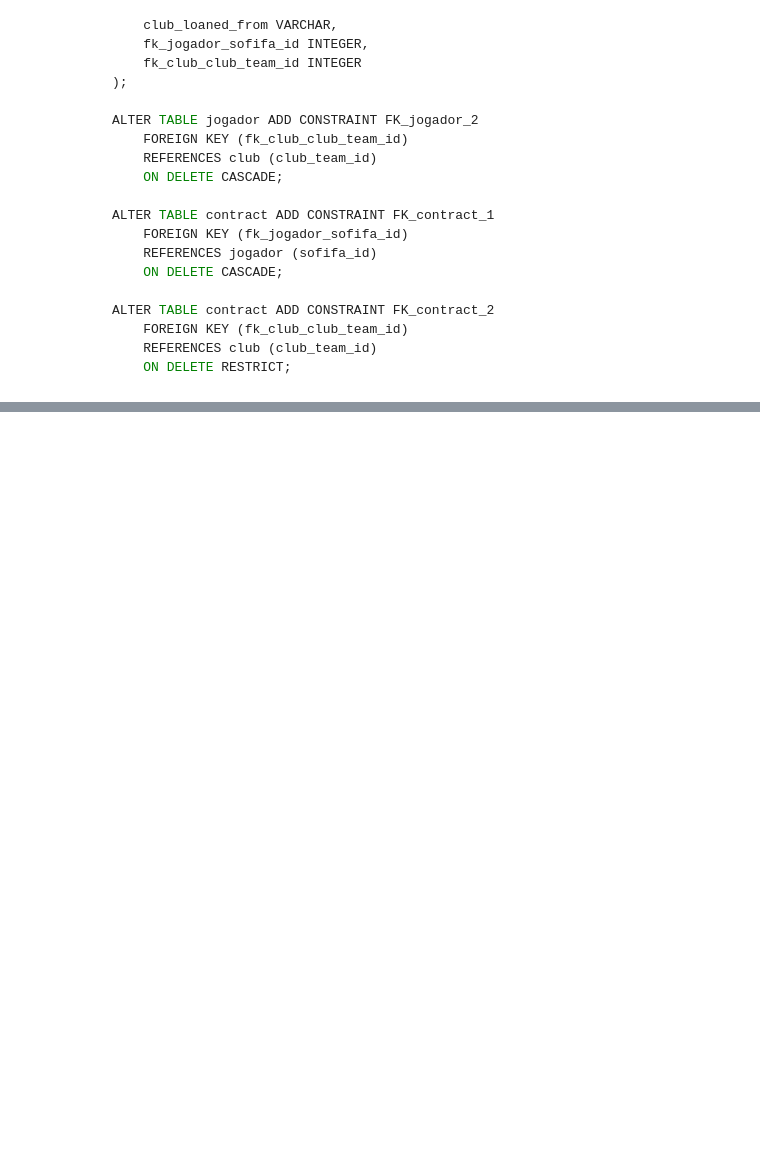
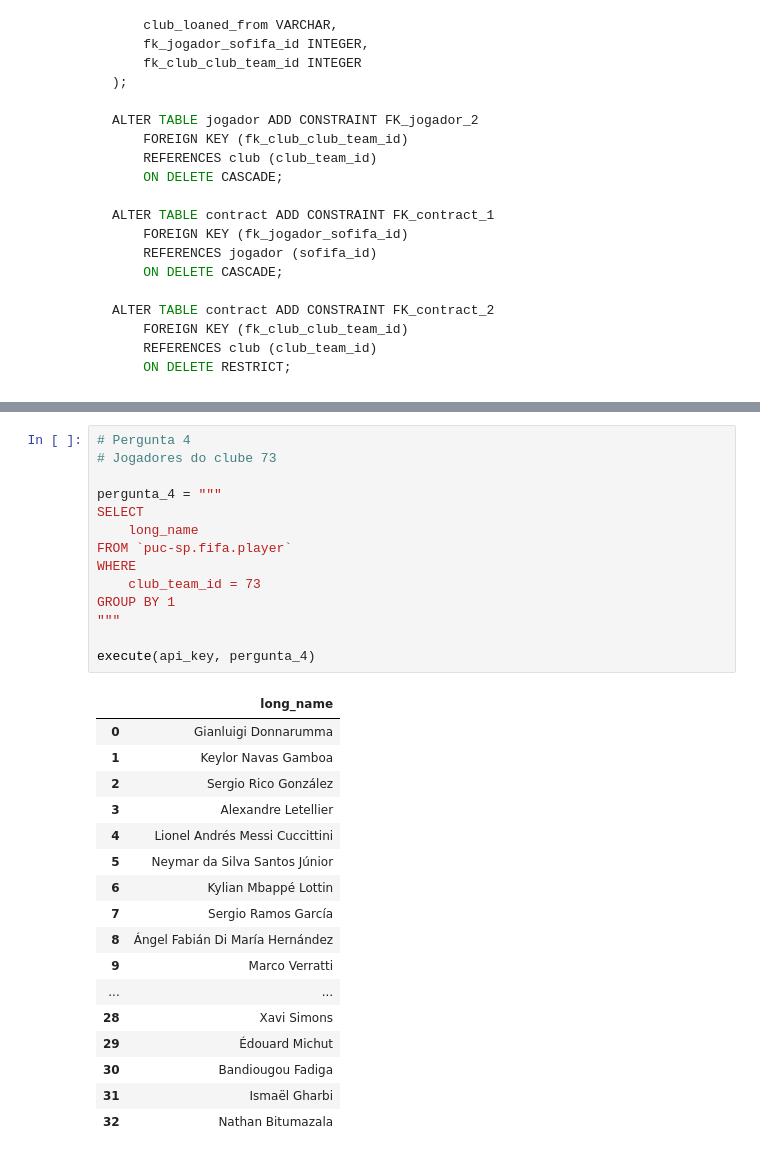
Before and after one commit to gutessitore/PUC, a Jupyter notebook: Banco de Dados/ProjetoFifa/Relatório.ipynb, the cells around one changed output, grey strips where cells are left out. Drawn from its saved outputs; the diff is of its cells as text; blank space fills up the shorter version.

```diff
--- a/Banco de Dados/ProjetoFifa/Relatório.ipynb
+++ b/Banco de Dados/ProjetoFifa/Relatório.ipynb
@@ -211,0 +394,32 @@ Perguntas respondidas pelo DB:
+# %%
+# Pergunta 4
+# Jogadores do clube 73
+
+pergunta_4 = """
+SELECT
+    long_name
+FROM `puc-sp.fifa.player`
+WHERE
+    club_team_id = 73
+GROUP BY 1
+"""
+
+execute(api_key, pergunta_4)
+# %% [output]
+|  | long_name |
+| 0 | Gianluigi Donnarumma |
+| 1 | Keylor Navas Gamboa |
+| 2 | Sergio Rico González |
+| 3 | Alexandre Letellier |
+| 4 | Lionel Andrés Messi Cuccittini |
+| 5 | Neymar da Silva Santos Júnior |
+| 6 | Kylian Mbappé Lottin |
+| 7 | Sergio Ramos García |
+| 8 | Ángel Fabián Di María Hernández |
+| 9 | Marco Verratti |
+| ... | ... |
+| 28 | Xavi Simons |
+| 29 | Édouard Michut |
+| 30 | Bandiougou Fadiga |
+| 31 | Ismaël Gharbi |
+| 32 | Nathan Bitumazala |
```
Also changed, not shown: parts of 12 cells of this notebook, 1 other file.
